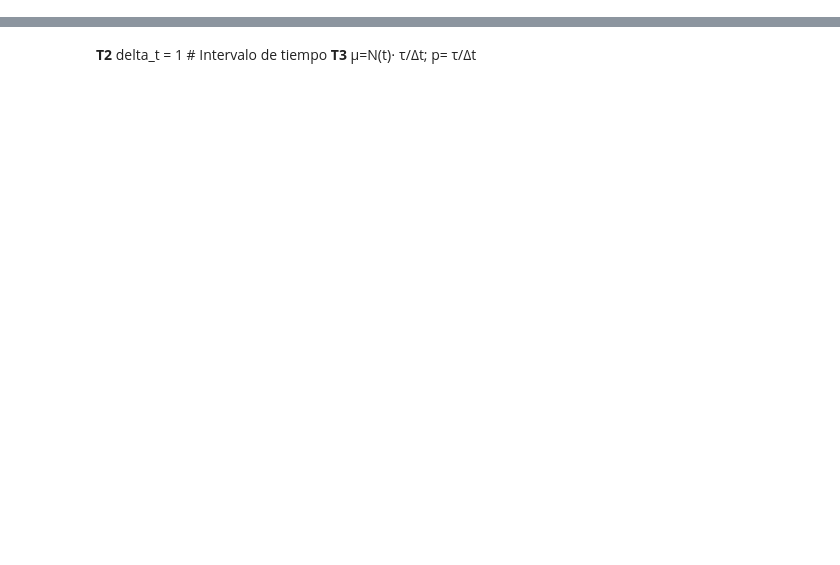
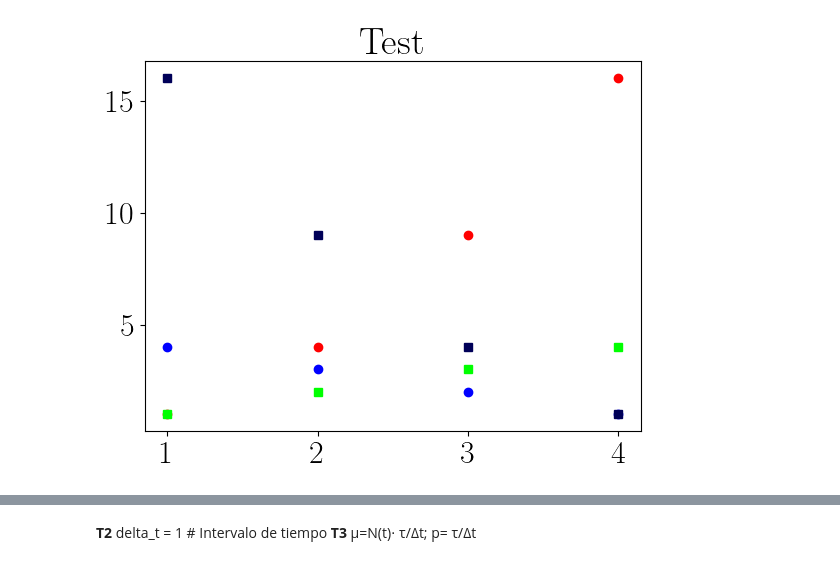
Before and after one commit to PinzonHarker/2024-II_InstrumentacionNuclear, a Jupyter notebook: 4_Simulacion_Poisson.ipynb, the cells around one changed output, grey strips where cells are left out. Saved outputs shown, nothing was run; the diff lists cells and outputs as text; code cells hidden in the pictures; blank space fills up the shorter version.

```diff
--- a/4_Simulacion_Poisson.ipynb
+++ b/4_Simulacion_Poisson.ipynb
@@ -80,0 +16,89 @@ plt.show()
+# %%
+# plt.style.use("seaborn-v0_8-bright")
+mpl.rcParams.update(
+    {
+        "legend.fontsize": 23,
+        "axes.labelsize": 23,
+        "xtick.labelsize": 23,
+        "ytick.labelsize": 23,
+        "text.usetex": True,
+        "font.family": "Times New Roman",
+        "mathtext.fontset": "dejavusans",
+        "font.size": 23,
+    }
+)
+
+
+def plot_template(title, x_label, y_label, x_lim=None, y_lim=None):
+    """Genera la plantilla de graficación para mantener consistencia en el formato de cada gráfica única generada.
+
+    Args:
+        title (string): Aplica titulos.
+        x_label (float): Título de eje x.
+        y_label (float): Título de eje y.
+        x_lim ([float], optional): Límite en eje x. Defaults to None.
+        y_lim ([float], optional): Límite en eje y. Defaults to None.
+
+    Returns:
+        object: Devuelve los objetos de la gráfica modificados con la plantilla requerida
+    """
+    fig, ax = plt.subplots(figsize=(10, 6))
+    ax.set_title(title, fontsize=18)
+    ax.set_xlabel(x_label, fontsize=16)
+    ax.set_ylabel(y_label, fontsize=16)
+    if x_lim is not None:
+        ax.set_xlim(x_lim)
+    if y_lim is not None:
+        ax.set_ylim(y_lim)
+    ax.grid(True, which="both", linestyle="--", alpha=0.7)
+    fig.tight_layout()
+    return fig, ax
+
+
+# Set a custom color cycle (glasbeypalette)
+colors = [
+    "#ff0000",
+    "#0000ff",
+    "#00ff00",
+    "#000058",
+    "#942100",
+    "#ff0092",
+    "#006500",
+    "#e5be01",
+    "#ffd300",
+    "#968000",
+    "#ff0073",
+    "#24007b",
+    "#009292",
+    "#c10087",
+    "#1478e5",
+    "#bea281",
+    "#00ffc5",
+    "#ff0000",
+    "#7b0046",
+    "#8c6640",
+    "#01fffe",
+    "#09007b",
+    "#6e5300",
+    "#825cdb",
+    "#ac82ff",
+    "#56ff7b",
+    "#02ad23",
+    "#8176d1",
+    "#c87cff",
+    "#70929b",
+    "#ff9000",
+    "#c248c0",
+]
+plt.rcParams["axes.prop_cycle"] = plt.cycler(color=colors)
+
+# Test
+if True:
+    plt.plot([1, 2, 3, 4], [1, 4, 9, 16], "o")
+    plt.plot([4, 3, 2, 1], [1, 2, 3, 4], "o")
+    plt.plot([1, 2, 3, 4], [1, 2, 3, 4], "s")
+    plt.plot([4, 3, 2, 1], [1, 4, 9, 16], "s")
+    plt.title("Test")
+    plt.show()
+# %% [output]
+[figure, added]
```
Also changed, not shown: parts of 15 cells of this notebook, 4 other files.
